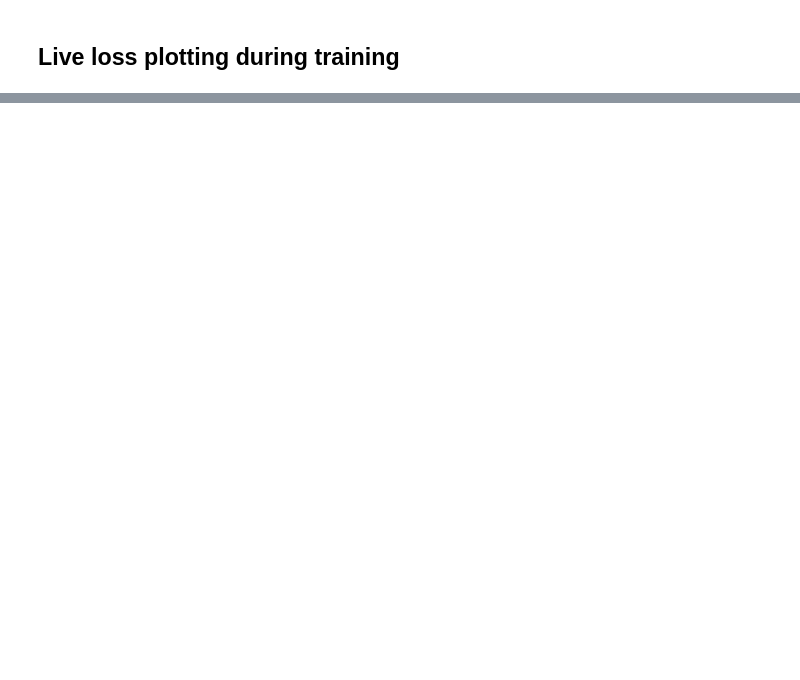
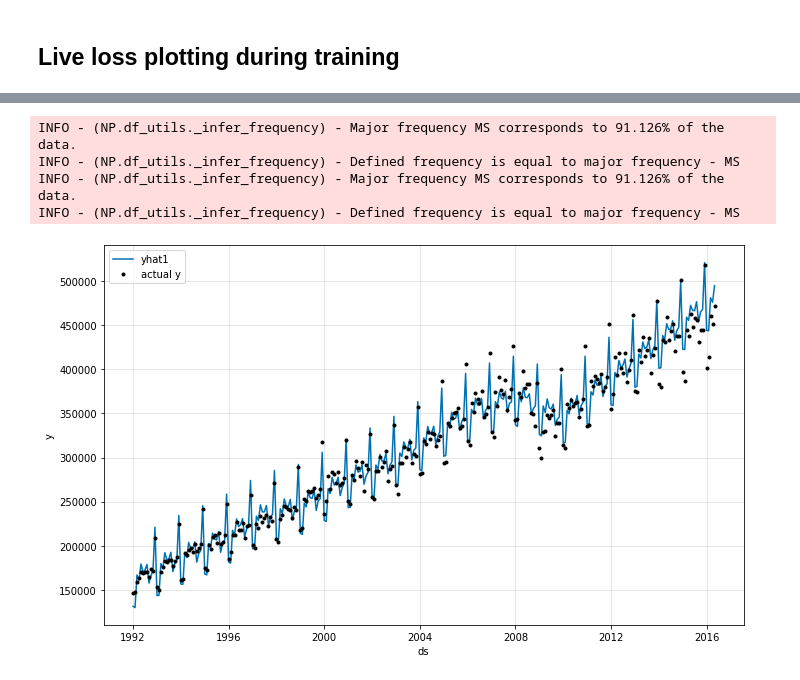
Before and after one commit to ourownstory/neural_prophet, a Jupyter notebook: tutorials/application-example/Untitled.ipynb, the cells around one changed output, grey strips where cells are left out. Drawn from its saved outputs; the diff is of its cells as text; code cells hidden in the pictures; blank space fills up the shorter version.

```diff
--- a/tutorials/application-example/Untitled.ipynb
+++ b/tutorials/application-example/Untitled.ipynb
@@ -28,0 +39,9 @@ NameError: name 'i' is not defined
+# %%
+forecast = m.predict(df)
+fig = m.plot(forecast)
+# %% [output]
+INFO - (NP.df_utils._infer_frequency) - Major frequency MS corresponds to 91.126% of the data.
+INFO - (NP.df_utils._infer_frequency) - Defined frequency is equal to major frequency - MS
+INFO - (NP.df_utils._infer_frequency) - Major frequency MS corresponds to 91.126% of the data.
+INFO - (NP.df_utils._infer_frequency) - Defined frequency is equal to major frequency - MS
+[figure, added]
```
Also changed, not shown: parts of 3 cells of this notebook, 2 other files.
